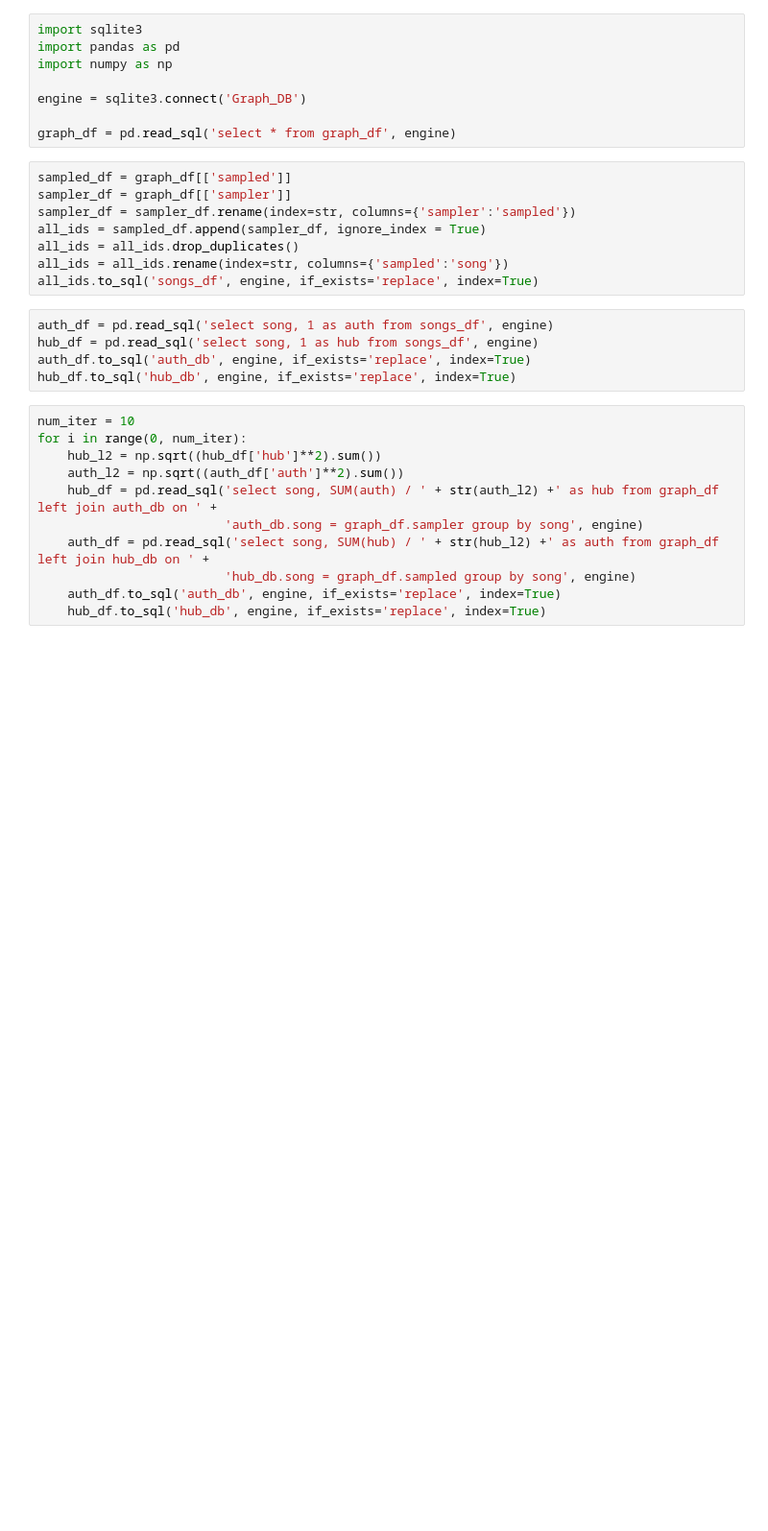
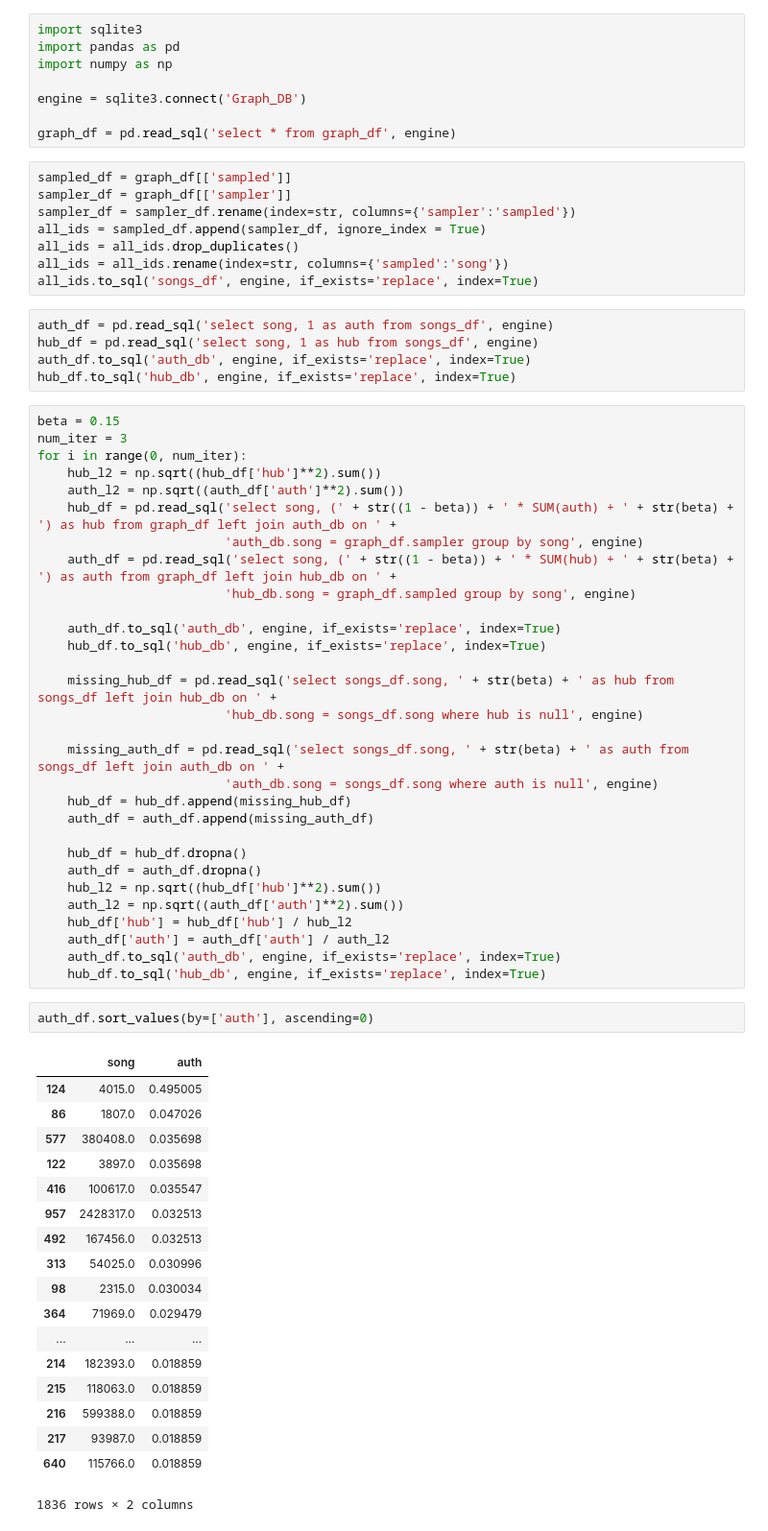
Before and after one commit to jeffreyscheng/cis545-final-project, a Jupyter notebook: Kleinberg Centrality.ipynb, the cells around one changed output. Shown at 96% size. Saved outputs shown, nothing was run; the diff lists cells and outputs as text; blank space fills up the shorter version.

```diff
--- a/Kleinberg Centrality.ipynb
+++ b/Kleinberg Centrality.ipynb
@@ -20,14 +20,54 @@ hub_df = pd.read_sql('select song, 1 as hub from songs_df', engine)
 auth_df.to_sql('auth_db', engine, if_exists='replace', index=True)
 hub_df.to_sql('hub_db', engine, if_exists='replace', index=True)
 # %%
-num_iter = 10
+beta = 0.15
+num_iter = 3
 for i in range(0, num_iter):
     hub_l2 = np.sqrt((hub_df['hub']**2).sum())
     auth_l2 = np.sqrt((auth_df['auth']**2).sum())
-    hub_df = pd.read_sql('select song, SUM(auth) / ' + str(auth_l2) +' as hub from graph_df left join auth_db on ' +
+    hub_df = pd.read_sql('select song, (' + str((1 - beta)) + ' * SUM(auth) + ' + str(beta) + ') as hub from graph_df left join auth_db on ' +
                          'auth_db.song = graph_df.sampler group by song', engine)
-    auth_df = pd.read_sql('select song, SUM(hub) / ' + str(hub_l2) +' as auth from graph_df left join hub_db on ' +
+    auth_df = pd.read_sql('select song, (' + str((1 - beta)) + ' * SUM(hub) + ' + str(beta) + ') as auth from graph_df left join hub_db on ' +
                          'hub_db.song = graph_df.sampled group by song', engine)
+
     auth_df.to_sql('auth_db', engine, if_exists='replace', index=True)
     hub_df.to_sql('hub_db', engine, if_exists='replace', index=True)
+
+    missing_hub_df = pd.read_sql('select songs_df.song, ' + str(beta) + ' as hub from songs_df left join hub_db on ' +
+                         'hub_db.song = songs_df.song where hub is null', engine)
+
+    missing_auth_df = pd.read_sql('select songs_df.song, ' + str(beta) + ' as auth from songs_df left join auth_db on ' +
+                         'auth_db.song = songs_df.song where auth is null', engine)
+    hub_df = hub_df.append(missing_hub_df)
+    auth_df = auth_df.append(missing_auth_df)
+
+    hub_df = hub_df.dropna()
+    auth_df = auth_df.dropna()
+    hub_l2 = np.sqrt((hub_df['hub']**2).sum())
+    auth_l2 = np.sqrt((auth_df['auth']**2).sum())
+    hub_df['hub'] = hub_df['hub'] / hub_l2
+    auth_df['auth'] = auth_df['auth'] / auth_l2
+    auth_df.to_sql('auth_db', engine, if_exists='replace', index=True)
+    hub_df.to_sql('hub_db', engine, if_exists='replace', index=True)
+# %%
+auth_df.sort_values(by=['auth'], ascending=0)
+# %% [output]
+|  | song | auth |
+| 124 | 4015.0 | 0.495005 |
+| 86 | 1807.0 | 0.047026 |
+| 577 | 380408.0 | 0.035698 |
+| 122 | 3897.0 | 0.035698 |
+| 416 | 100617.0 | 0.035547 |
+| 957 | 2428317.0 | 0.032513 |
+| 492 | 167456.0 | 0.032513 |
+| 313 | 54025.0 | 0.030996 |
+| 98 | 2315.0 | 0.030034 |
+| 364 | 71969.0 | 0.029479 |
+| ... | ... | ... |
+| 214 | 182393.0 | 0.018859 |
+| 215 | 118063.0 | 0.018859 |
+| 216 | 599388.0 | 0.018859 |
+| 217 | 93987.0 | 0.018859 |
+| 640 | 115766.0 | 0.018859 |
+1836 rows × 2 columns
 # %%
```
Also changed, not shown: parts of 3 cells of this notebook, 2 other files.
